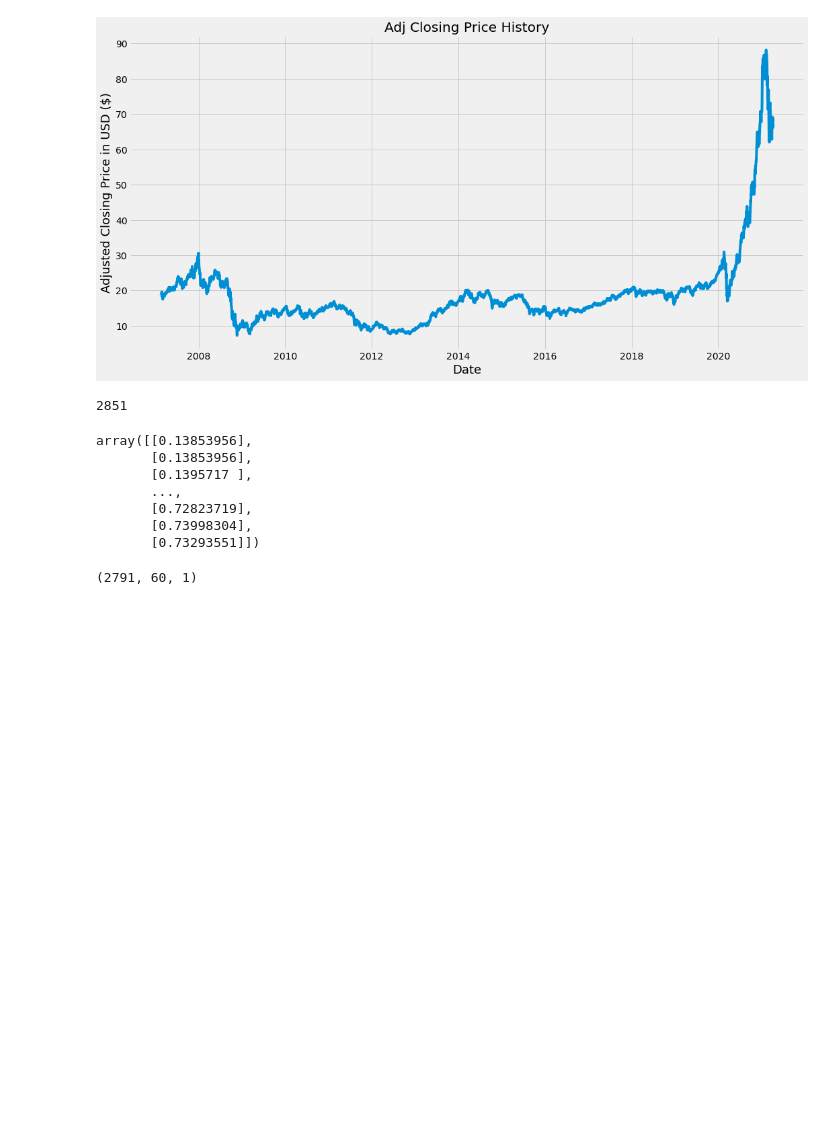
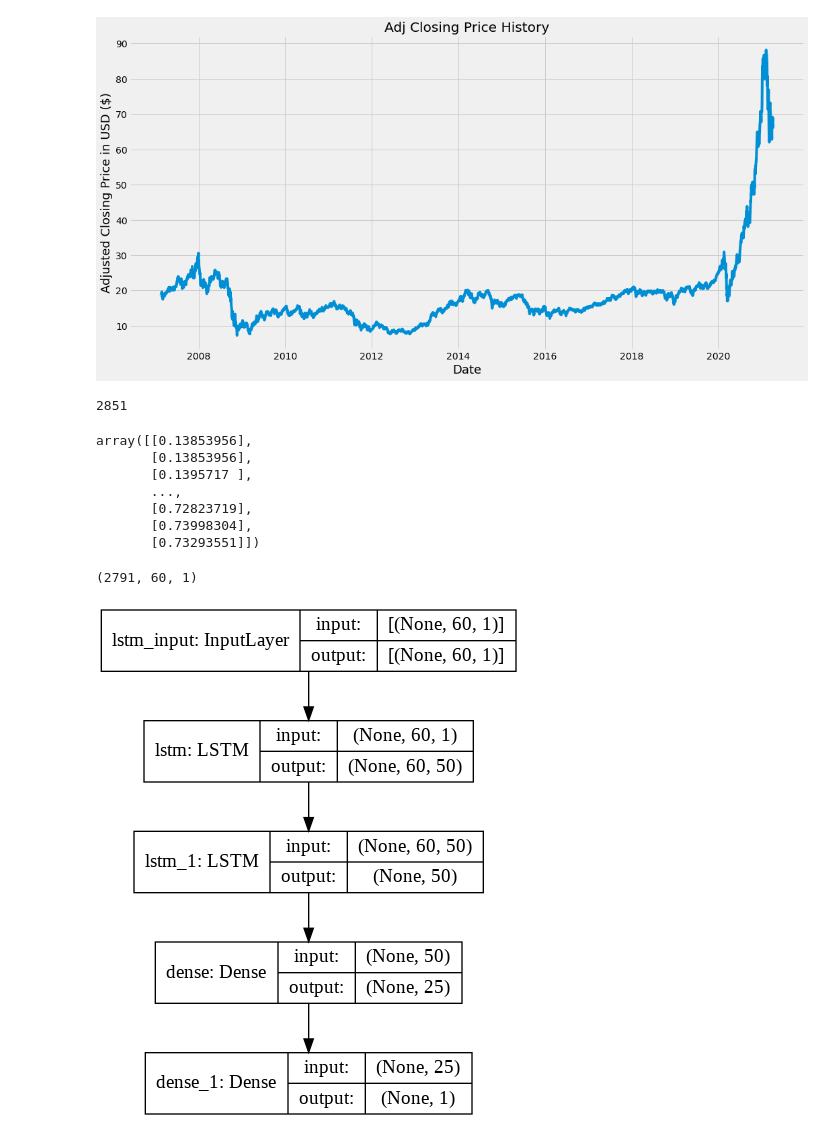
Before and after one commit to apashea/LSTM-Neural-Network-for-Predicting-QCLN-adjusted-closing-price, a Jupyter notebook: LSTM_Neural_Network_for_Predicting_QCLN_adjusted_closing_price.ipynb, the cells around one changed output. Cells and saved outputs as stored; diff of their text form; code cells hidden in the pictures; blank space fills up the shorter version.

```diff
--- a/LSTM_Neural_Network_for_Predicting_QCLN_adjusted_closing_price.ipynb
+++ b/LSTM_Neural_Network_for_Predicting_QCLN_adjusted_closing_price.ipynb
@@ -122,4 +122,10 @@ model.add(LSTM(50, return_sequences=False))
 model.add(Dense(25))
 # Add second dense layer with a single neuron
 model.add(Dense(1))
+# %%
+# Visualize our model's architecture
+from keras.utils.vis_utils import plot_model
+plot_model(model, show_shapes=True, show_layer_names=True)
+# %% [output]
+[figure, added]
 # %%
```
Also changed, not shown: parts of 7 cells of this notebook.
